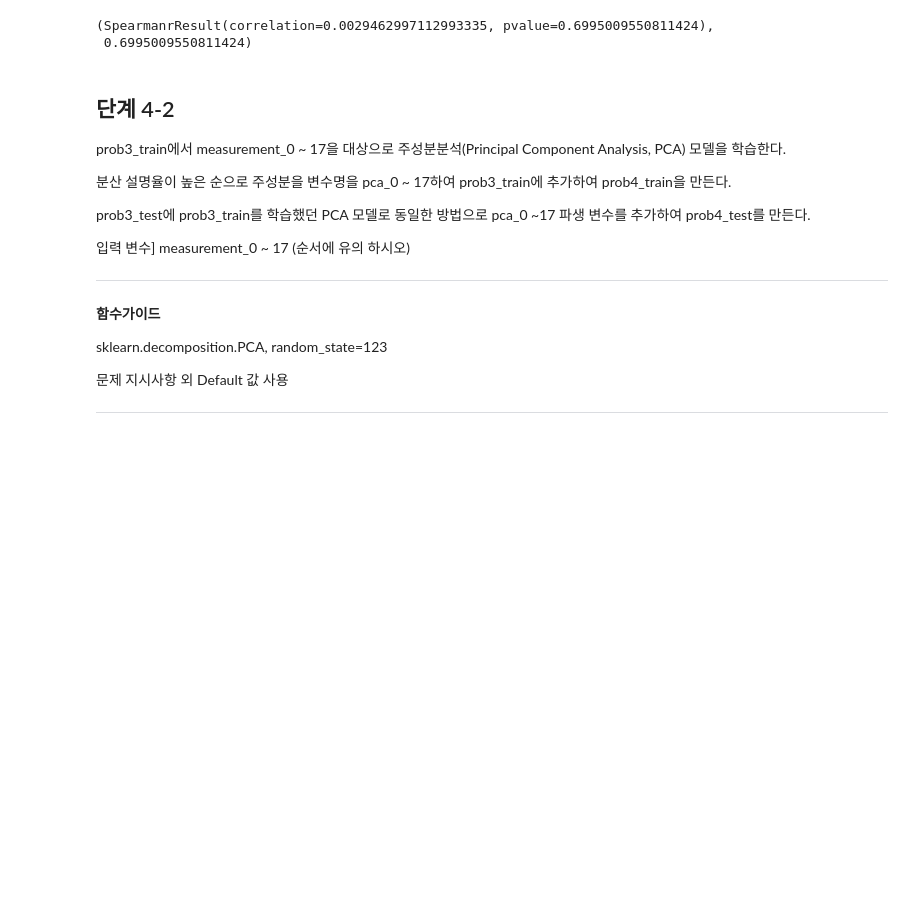
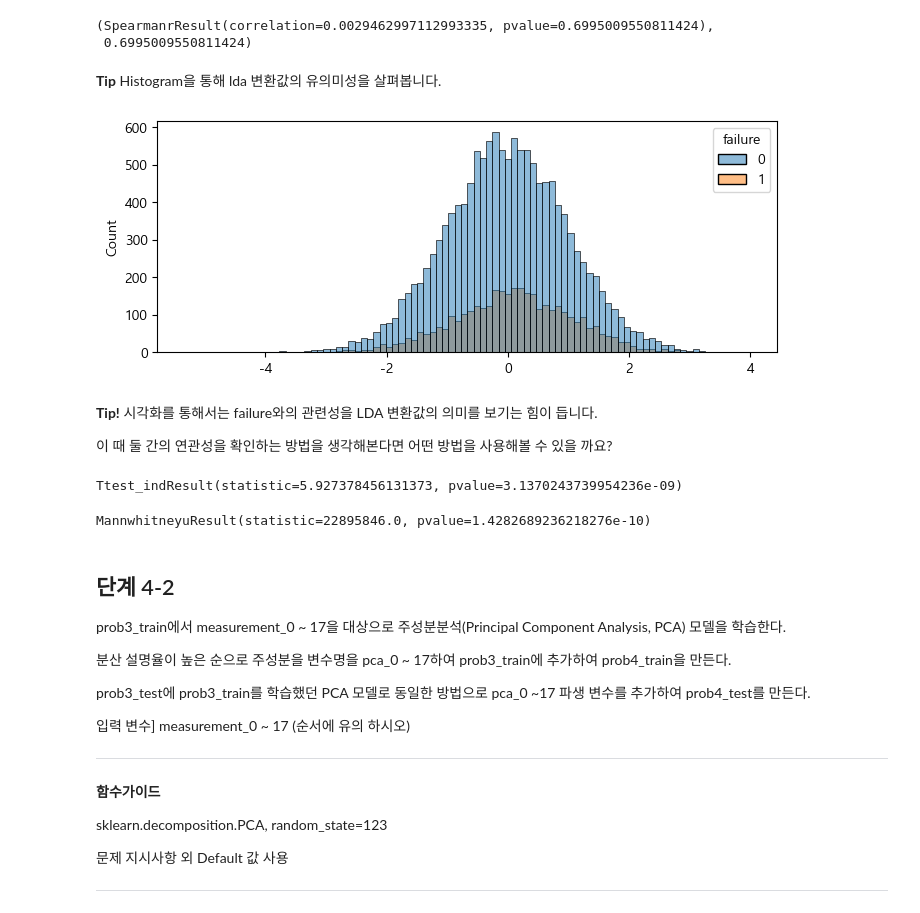
Before and after one commit to sunkusun9/DS_lv3_2410_2, a Jupyter notebook: sec_ds_lv3_prob1_prob.ipynb, the cells around one changed output. Saved outputs shown, nothing was run; the diff lists cells and outputs as text; code cells hidden in the pictures; blank space fills up the shorter version.

```diff
--- a/sec_ds_lv3_prob1_prob.ipynb
+++ b/sec_ds_lv3_prob1_prob.ipynb
@@ -362,15 +402,17 @@ $P(failure=True|isna_{3}=True)$은 표본수가 충분하여 중심극한정리
  Hint] p-value는 0.0037(소수점 다섯째 자리에서 반올림하여 넷째 자리까지 표시)
 # %%
 from scipy.stats import norm
-sam_mu = 0.2114 # 𝑃(𝑓𝑎𝑖𝑙𝑢𝑟𝑒=𝑇𝑟𝑢𝑒|𝑖𝑠𝑛𝑎3=𝑇𝑟𝑢𝑒)=0.2114
-mu = sam_mu # 표본 평균의 모평균 = 모평균
+sam_mean_mu = 0.2114 # 𝑃(𝑓𝑎𝑖𝑙𝑢𝑟𝑒=𝑇𝑟𝑢𝑒|𝑖𝑠𝑛𝑎3=𝑇𝑟𝑢𝑒)=0.2114
+mu = sam_mean_mu # 표본 평균의 모평균 = 모평균
 p = mu # failure는 베르누이 분포를 따릅니다. 베르누이 분포의 파라메터는 mu = p에서 유도 할 수 있습니다.
-sig2 = p * (1 - p) # 베르누이 분포의 분산은 p x (1-p) => 모분산
+sig2 = p * (1 - p) # 베르누이 분포의 분산은 p x (1 - p) => 모분산
 n = df_basetable['isna_3'].sum() # 표본수
-sam_mu_sig2 = sig2 / n # 표본 평균의 모분산, n은 표본수
+sam_mean_sig2 = sig2 / n # 표본 평균의 모분산, n은 표본수
 
-ob_sam_mu = df_basetable.loc[df_basetable['isna_3'], 'failure'].mean()
-Z = (ob_sam_mu - sam_mu) / (sam_mu_sig2 ** 0.5)
+ob_sam_mean = df_basetable.loc[df_basetable['isna_3'], 'failure'].mean() # 베르누이 분포에서 확률 == 비율 == 평균
+Z = (ob_sam_mean - sam_mean_mu) / (sam_mean_sig2 ** 0.5)
+# 양측 검증이라 적용의 편의성을 위해
+# 표준화 후 좌측 꼬리의 검정통계량을 구하기 위해, 절대값에 마이너스를 취합니다.
 Z = -abs(Z)
 Z, norm.cdf(Z) * 2
 # %% [output]
@@ -420,17 +462,20 @@ measuremenet_3을 포함하여 measurement_4 ~ 16까지 위 검정을 반복하
 귀무가설을 기각할 수 있는 경우의 p-value의 합을 A라고 한다. (유의 수준은 5%로 한다.)
 # %%
 from scipy.stats import norm
-sam_mu = 0.2114 # 𝑃(𝑓𝑎𝑖𝑙𝑢𝑟𝑒=𝑇𝑟𝑢𝑒|𝑖𝑠𝑛𝑎3=𝑇𝑟𝑢𝑒)=0.2114
-mu = sam_mu
-p = mu
-sig2 = p * (1 - p) # 모집단 모분산
+sam_mean_mu = 0.2114 # 𝑃(𝑓𝑎𝑖𝑙𝑢𝑟𝑒=𝑇𝑟𝑢𝑒|𝑖𝑠𝑛𝑎3=𝑇𝑟𝑢𝑒)=0.2114
+mu = sam_mean_mu # 표본 평균의 모평균 = 모평균
+p = mu # failure는 베르누이 분포를 따릅니다. 베르누이 분포의 파라메터는 mu = p에서 유도 할 수 있습니다.
+sig2 = p * (1 - p) # 베르누이 분포의 분산은 p x (1 - p) => 모분산
+
 ztest_results = list()
 for i in range(3, 17):
     col = 'isna_{}'.format(i)
-    n = df_basetable[col].sum()
-    sam_mu_sig2 = sig2 / n # n은 표본수
-    ob_sam_mu = df_basetable.loc[df_basetable[col], 'failure'].mean()
-    Z = (ob_sam_mu - sam_mu) / (sam_mu_sig2 ** 0.5)
+    n = df_basetable[col].sum() # 표본수
+    sam_mean_sig2 = sig2 / n # 표본 평균의 모분산, n은 표본수
+    ob_sam_mean = df_basetable.loc[df_basetable[col], 'failure'].mean()
+    Z = (ob_sam_mean - sam_mean_mu) / (sam_mean_sig2 ** 0.5)
+    # 양측 검증이라 적용의 편의성을 위해
+    # 표준화 후 좌측 꼬리의 검정통계량을 구하기 위해, 절대값에 마이너스를 취합니다.
     Z = -abs(Z)
     ztest_results.append(
         pd.Series([col, Z, norm.cdf(Z) * 2], index=['name', 'Z', 'pvalue'])
@@ -1135,6 +1246,42 @@ result4_1, A
 # %% [output]
 (SpearmanrResult(correlation=0.0029462997112993335, pvalue=0.6995009550811424),
  0.6995009550811424)
+# %% [markdown]
+**Tip** Histogram을 통해 lda 변환값의 유의미성을 살펴봅니다.
+# %%
+# failure별 LDA의 히스토그램을 그려봅니다.
+plt.figure(figsize=(8, 3))
+sns.histplot(x=lda.transform(df_prob3_train[X_lda])[:, 0], hue=df_prob3_train['failure'])
+plt.show()
+# %% [output]
+[figure, added]
+# %% [markdown]
+**Tip!** 시각화를 통해서는 failure와의 관련성을 LDA 변환값의 의미를 보기는 힘이 듭니다.
+
+이 때 둘 간의 연관성을 확인하는 방법을 생각해본다면 어떤 방법을 사용해볼 수 있을 까요?
+# %%
+# Answer: T-검정을 사용해볼만 합니다.
+from scipy.stats import ttest_ind, bartlett
+
+lda_value = lda.transform(df_prob3_train[X_lda])[:, 0]
+lda_true = lda_value[df_prob3_train['failure'] == 1]
+lda_false = lda_value[df_prob3_train['failure'] == 0]
+
+equal_var = 1 if bartlett(lda_true, lda_false).pvalue >= 0.05 else 0
+ttest_ind(lda_true, lda_false, equal_var=equal_var)
+# %% [output]
+Ttest_indResult(statistic=5.927378456131373, pvalue=3.1370243739954236e-09)
+# %%
+# 비모수 방법인 mannwhiteny 또한 사용해볼만 하겠지요
+from scipy.stats import mannwhitneyu
+
+lda_value = lda.transform(df_prob3_train[X_lda])[:, 0]
+mannwhitneyu(
+    lda_value[df_prob3_train['failure'] == 1],
+    lda_value[df_prob3_train['failure'] == 0]
+)
+# %% [output]
+MannwhitneyuResult(statistic=22895846.0, pvalue=1.4282689236218276e-10)
 # %% [markdown]
 ## 단계 4-2
 
```
Also changed, not shown: parts of 98 cells of this notebook.
